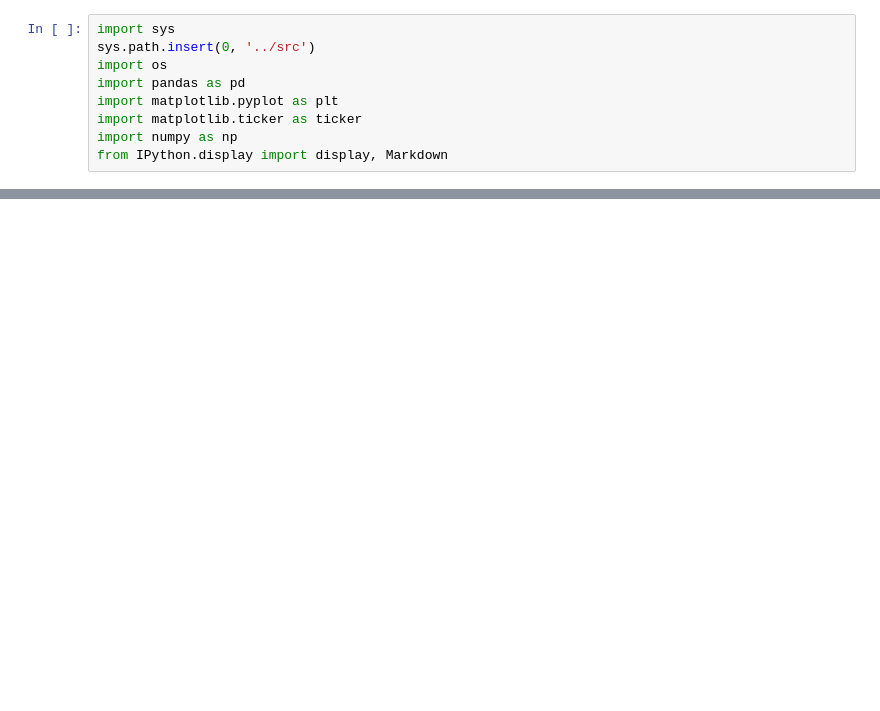
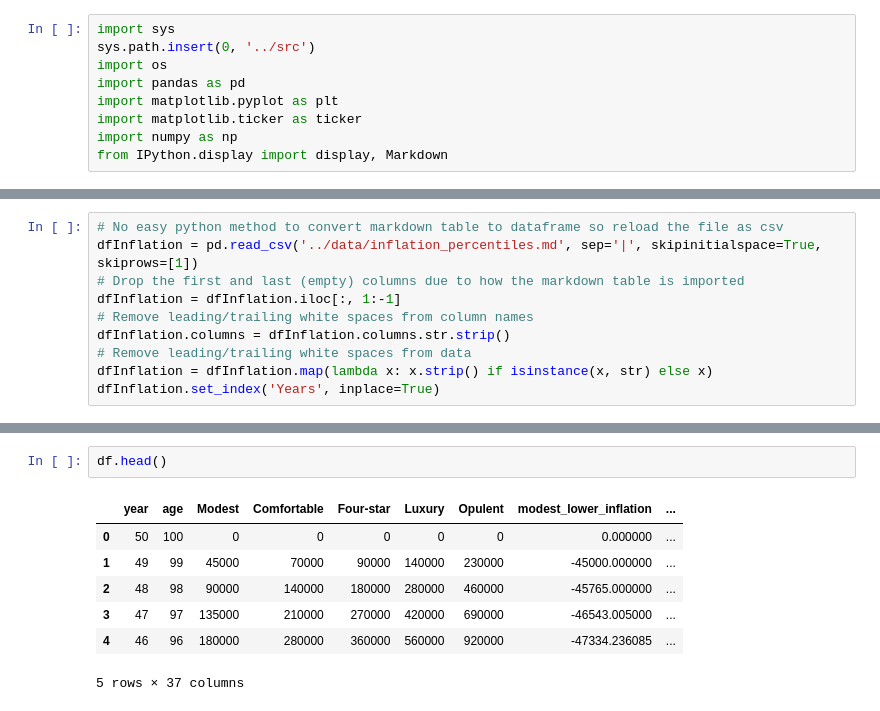
Before and after one commit to mikejonestechno/investment-analytics, a Jupyter notebook: notebooks/retirement.ipynb, the cells around one changed output, grey strips where cells are left out. Saved outputs shown, nothing was run; the diff lists cells and outputs as text; blank space fills up the shorter version.

```diff
--- a/notebooks/retirement.ipynb
+++ b/notebooks/retirement.ipynb
@@ -122,0 +229,10 @@ This model also assumes a cash fund that excludes interest, yield or appreciatio
+# %%
+# No easy python method to convert markdown table to dataframe so reload the file as csv
+dfInflation = pd.read_csv('../data/inflation_percentiles.md', sep='|', skipinitialspace=True, skiprows=[1])
+# Drop the first and last (empty) columns due to how the markdown table is imported
+dfInflation = dfInflation.iloc[:, 1:-1]
+# Remove leading/trailing white spaces from column names
+dfInflation.columns = dfInflation.columns.str.strip()
+# Remove leading/trailing white spaces from data
+dfInflation = dfInflation.map(lambda x: x.strip() if isinstance(x, str) else x)
+dfInflation.set_index('Years', inplace=True)
@@ -122,0 +262,10 @@ This model also assumes a cash fund that excludes interest, yield or appreciatio
+# %%
+df.head()
+# %% [output]
+|  | year | age | Modest | Comfortable | Four-star | Luxury | Opulent | modest_lower_inflation | ... |
+| 0 | 50 | 100 | 0 | 0 | 0 | 0 | 0 | 0.000000 | ... |
+| 1 | 49 | 99 | 45000 | 70000 | 90000 | 140000 | 230000 | -45000.000000 | ... |
+| 2 | 48 | 98 | 90000 | 140000 | 180000 | 280000 | 460000 | -45765.000000 | ... |
+| 3 | 47 | 97 | 135000 | 210000 | 270000 | 420000 | 690000 | -46543.005000 | ... |
+| 4 | 46 | 96 | 180000 | 280000 | 360000 | 560000 | 920000 | -47334.236085 | ... |
+5 rows × 37 columns
```
Also changed, not shown: parts of 16 cells of this notebook, 6 other files.
